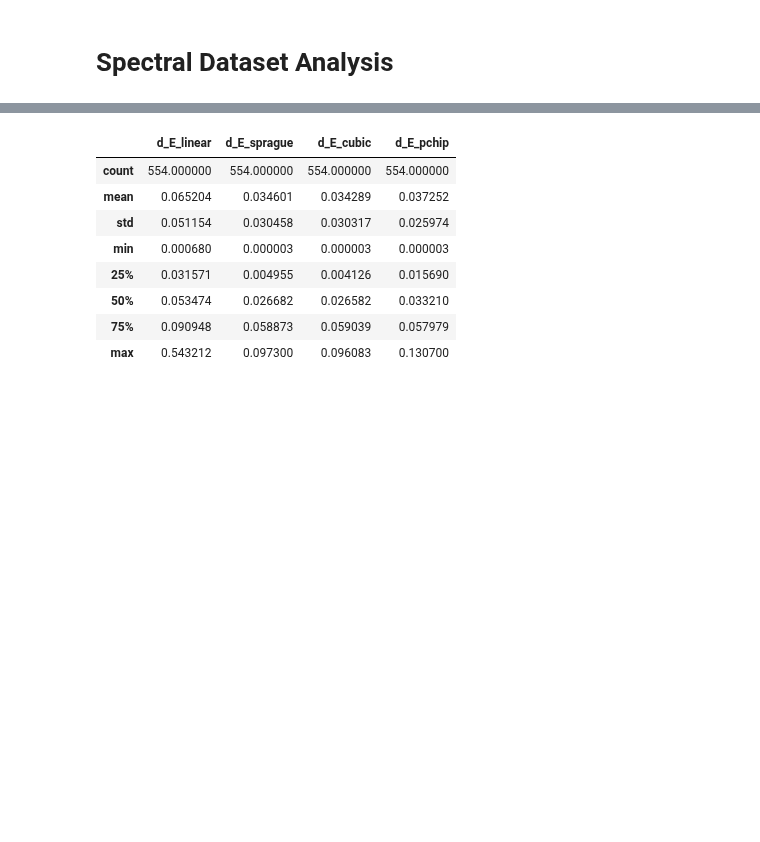
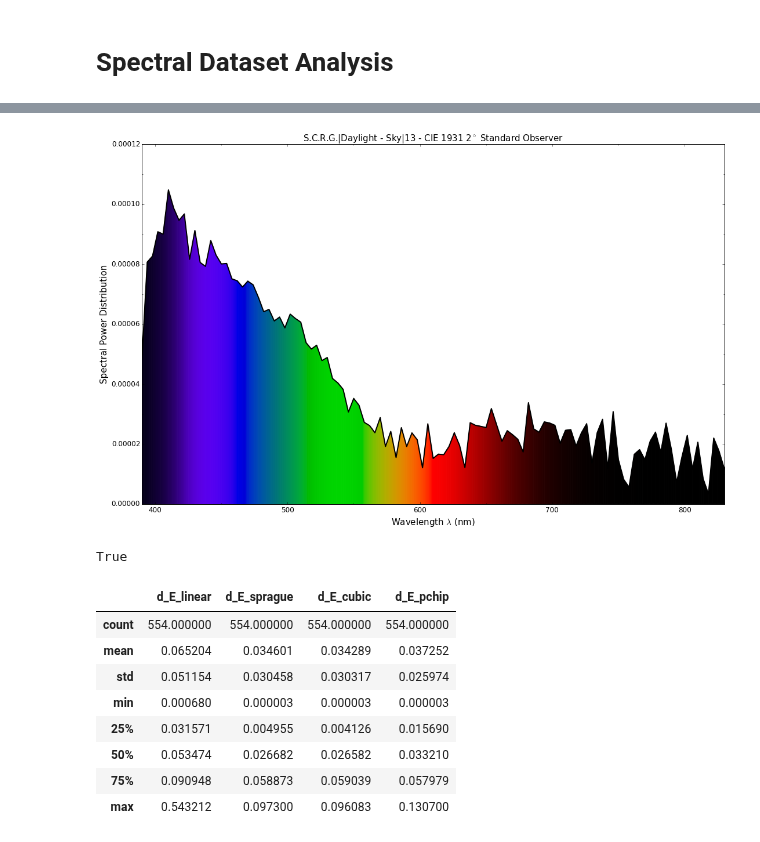
Before and after one commit to colour-science/colour-ramblings, a Jupyter notebook: spectral_dataset_analysis.ipynb, the cells around one changed output, grey strips where cells are left out. Saved outputs shown, nothing was run; the diff lists cells and outputs as text; code cells hidden in the pictures; blank space fills up the shorter version.

Commit message:
Add initial "S.C.R.G." data to "Spectral Dataset Analysis" notebook.

```diff
--- a/spectral_dataset_analysis.ipynb
+++ b/spectral_dataset_analysis.ipynb
@@ -122,0 +273,4 @@ def interpolation_data(spds,
+# %%
+dataset = spectral_dataset()
+print(len(dataset))
+pprint(sorted(dataset))
@@ -123 +295,10 @@ def interpolation_data(spds,
+# %%
+%matplotlib inline
+
+from colour.plotting import *
+
+single_spd_plot(dataset['S.C.R.G.|Daylight - Sky|13'])
+# %% [output]
+[figure, added]
+True
 # %%
```
Also changed, not shown: parts of 4 cells of this notebook.
